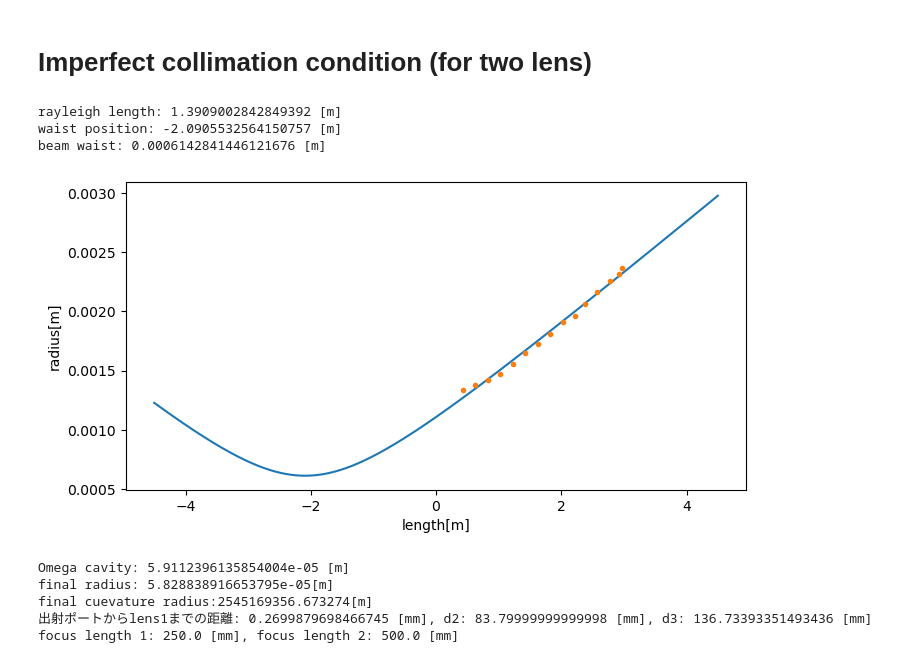
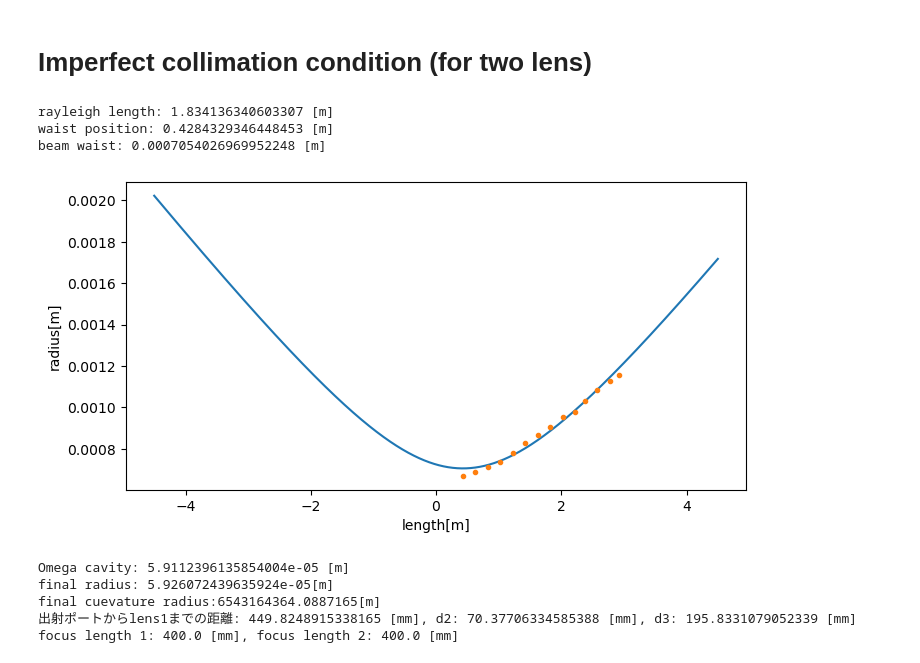
Before and after one commit to Kazuki-SAITO-14000605/Aoki_lab, a Jupyter notebook: ModeMatch_lensCavity.ipynb, the cells around one changed output. Saved outputs shown, nothing was run; the diff lists cells and outputs as text; code cells hidden in the pictures.

```diff
--- a/ModeMatch_lensCavity.ipynb
+++ b/ModeMatch_lensCavity.ipynb
@@ -283,39 +283,39 @@ d2: 6.658903853359063 [cm], d3: 5.677192053367585 [cm]
 focus length 1: 200.0 [mm], focus length 2: 100.0 [mm]
 # %% [markdown]
 # Imperfect collimation condition (for two lens)
-# %%
-zs = np.array([17,25,33,41,49,57,65,73,81,89,95,103,111,117,119])*25*1e-3 #[m]
-ws = np.array([1339,1379,1424,1475,1555,1652,1728,1810,1909,1958,2066,2165,2253,2313,2363])*1e-6 #[m]
-
-lam = 852.3e-9
-
-#任意の位置:zにおけるビーム径を
-def waist(z, z0, w0):
-    z_R = np.pi*1*w0**2/lam #Rayleigh length
-    return w0*np.sqrt(1 + ((z-z0)/z_R)**2)
-
-z = np.linspace(-4500e-3, 4500e-3, 9001)
-
-popt, pcov = curve_fit(waist, zs, ws)
-waist_position = popt[0]
-print("rayleigh length:",np.pi*1*popt[1]**2/lam,"[m]")
-print("waist position:",waist_position,"[m]")
-Omega0 = popt[1]
-print("beam waist:",Omega0,"[m]")
-
-
-
-plt.figure(figsize=(8,4))
-plt.plot(z, waist(z, *popt))
-plt.plot(zs, ws, '.')
-plt.xlabel("length[m]")
-plt.ylabel("radius[m]")
-plt.show()
-# %% [output]
-rayleigh length: 1.3909002842849392 [m]
-waist position: -2.0905532564150757 [m]
-beam waist: 0.0006142841446121676 [m]
-[figure, removed]
+# %%
+zs = np.array([17,25,33,41,49,57,65,73,81,89,95,103,111,117])*25*1e-3 #[m]
+ws = np.array([1340,1380,1425,1475,1555,1655,1730,1810,1910,1960,2065,2165,2255,2315])/2*1e-6 #[m]
+
+lam = 852.3e-9
+
+#任意の位置:zにおけるビーム径を
+def waist(z, z0, w0):
+    z_R = np.pi*1*w0**2/lam #Rayleigh length
+    return w0*np.sqrt(1 + ((z-z0)/z_R)**2)
+
+z = np.linspace(-4500e-3, 4500e-3, 9001)
+
+popt, pcov = curve_fit(waist, zs, ws)
+waist_position = popt[0]
+print("rayleigh length:",np.pi*1*popt[1]**2/lam,"[m]")
+print("waist position:",waist_position,"[m]")
+Omega0 = popt[1]
+print("beam waist:",Omega0,"[m]")
+
+
+
+plt.figure(figsize=(8,4))
+plt.plot(z, waist(z, *popt))
+plt.plot(zs, ws, '.')
+plt.xlabel("length[m]")
+plt.ylabel("radius[m]")
+plt.show()
+# %% [output]
+rayleigh length: 1.834136340603307 [m]
+waist position: 0.4284329346448453 [m]
+beam waist: 0.0007054026969952248 [m]
+[figure, added]
 # %%
 #two lens version
 
@@ -396,7 +396,7 @@ for i in f: #f1
                 objective,
                 initial_guess,
                 minimizer_kwargs=minimizer_kwargs,
-                niter = 10 # 反復回数は適宜調整
+                niter = 30 # 反復回数は適宜調整
             )
 
             if result.lowest_optimization_result.success:
@@ -413,7 +413,7 @@ if final_list:
     print(f"focus length 1: {closest_radius[5] * 1e3} [mm], focus length 2: {closest_radius[6] * 1e3} [mm]")
 # %% [output]
 Omega cavity: 5.9112396135854004e-05 [m]
-final radius: 5.828838916653795e-05[m]
-final cuevature radius:2545169356.673274[m]
-出射ポートからlens1までの距離: 0.2699879698466745 [mm], d2: 83.79999999999998 [mm], d3: 136.73393351493436 [mm]
-focus length 1: 250.0 [mm], focus length 2: 500.0 [mm]
+final radius: 5.926072439635924e-05[m]
+final cuevature radius:6543164364.0887165[m]
+出射ポートからlens1までの距離: 449.8248915338165 [mm], d2: 70.37706334585388 [mm], d3: 195.8331079052339 [mm]
+focus length 1: 400.0 [mm], focus length 2: 400.0 [mm]
```
Also changed, not shown: parts of 2 cells of this notebook, 2 other files.
